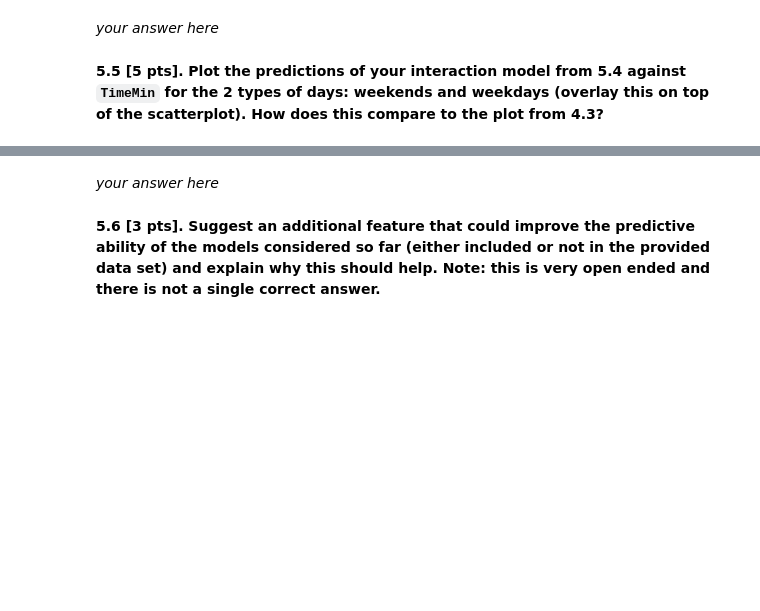
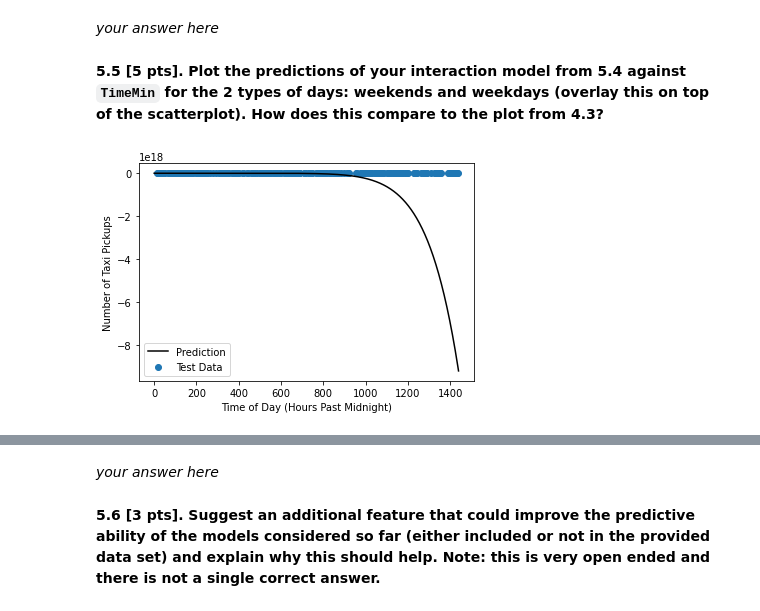
Before and after one commit to kkvalsvik/DataScience_cs109a_Harvard, a Jupyter notebook: cs_s109a_hw2.ipynb, the cells around one changed output, grey strips where cells are left out. Saved outputs shown, nothing was run; the diff lists cells and outputs as text; code cells hidden in the pictures; blank space fills up the shorter version.

```diff
--- a/cs_s109a_hw2.ipynb
+++ b/cs_s109a_hw2.ipynb
@@ -511,7 +511,13 @@ for row in train_data['Day']:
         weekend.append(0)
 train_data['Weekend'] = weekend
 
-
+weekend = []
+for row in test_data['Day']:
+    if row == 'Sat' or row == 'Sun':
+        weekend.append(1)
+    else:
+        weekend.append(0)
+test_data['Weekend'] = weekend
 
 import warnings
 warnings.filterwarnings('ignore')
@@ -665,0 +761,13 @@ plt.show()
+# %%
+# 5.3:
+# Adding another 5 columns to the dataset X with orders up to and including 5, as well as the interactions
+# between Weekend and all the polynomial terms.
+x = train_data[['TimeMin']]
+X = train_data[['TimeMin','Weekend']]
+for order in np.arange(2,6):
+    X=pd.concat([X,x**order,(x**order)*train_data['Weekend'].values.reshape(-1,1)],axis=1)
+
+fitted_model = LinearRegression().fit(X, train_data['PickupCount'])
+# X
+# fitted_model.coef_
+# fitted_model.intercept_
@@ -676,0 +854,15 @@ plt.show()
+# %%
+#prøver nå å gjøre dette for mitt eget sett:
+transformer_10 = PolynomialFeatures(10, include_bias=False) #false her sier at man ikke inkluderer en kolonne med 1
+exp_train = transformer_5.fit_transform(X_train) # TRANSFORMS it to polynomial features
+pd.DataFrame(exp_train) # notice that the columns now contain x, x^2, x^3 values
+
+#her er fra lab. sjekk om det går an å bruke modellen jeg har fra før.
+# fitted_cab_model3 = LinearRegression().fit(expanded_train, y_train)
+# print("fitting expanded_train:", expanded_train)
+# plot_cabs(fitted_cab_model3, transformer_3)
+
+# fitted_cab_model3 = LinearRegression().fit(expanded_train, y_train)
+plot_cabs(fitted_model, transformer_10)
+# %% [output]
+[figure, added]
```
Also changed, not shown: parts of 31 cells of this notebook.
